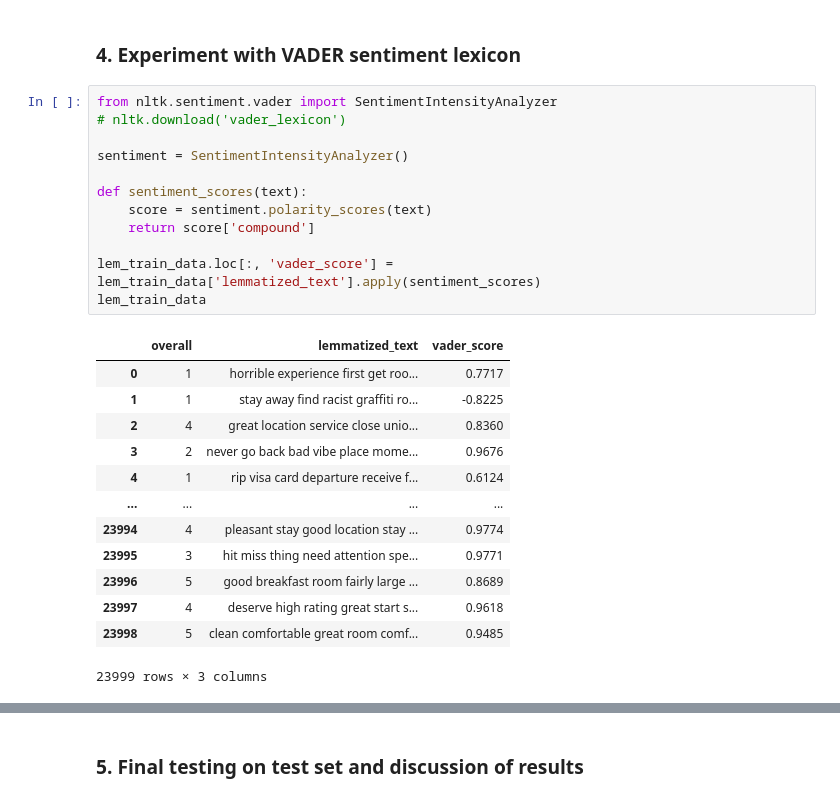
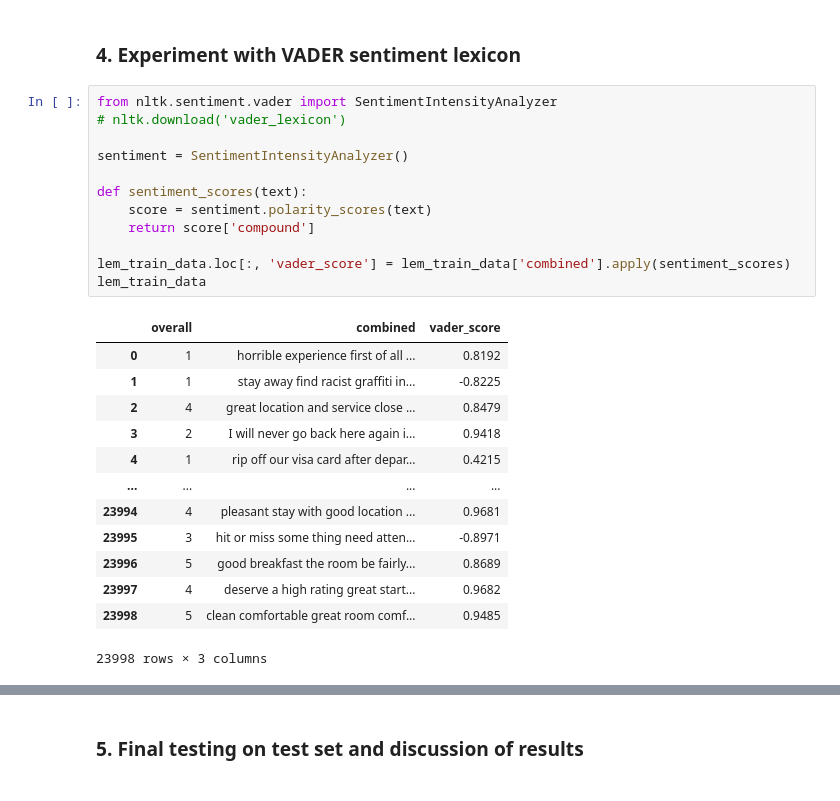
Before and after one commit to ArpanMukhopadhyay/NLP_applied, a Jupyter notebook: assignment1/ANLP_2025_S1_assignment1_a1797378_arpan_version9 copy.ipynb, the cells around one changed output, grey strips where cells are left out. Cells and saved outputs as stored; diff of their text form.

```diff
--- a/assignment1/ANLP_2025_S1_assignment1_a1797378_arpan_version9 copy.ipynb
+++ b/assignment1/ANLP_2025_S1_assignment1_a1797378_arpan_version9 copy.ipynb
@@ -1552,29 +1552,29 @@ weighted avg       0.68      0.69      0.68      4800
 # %%
 from nltk.sentiment.vader import SentimentIntensityAnalyzer
 # nltk.download('vader_lexicon')
 
 sentiment = SentimentIntensityAnalyzer()
 
 def sentiment_scores(text):
     score = sentiment.polarity_scores(text)
     return score['compound']
 
-lem_train_data.loc[:, 'vader_score'] = lem_train_data['lemmatized_text'].apply(sentiment_scores)
+lem_train_data.loc[:, 'vader_score'] = lem_train_data['combined'].apply(sentiment_scores)
 lem_train_data
 # %% [output]
-|  | overall | lemmatized_text | vader_score |
-| 0 | 1 | horrible experience first get roo... | 0.7717 |
-| 1 | 1 | stay away find racist graffiti ro... | -0.8225 |
-| 2 | 4 | great location service close unio... | 0.8360 |
-| 3 | 2 | never go back bad vibe place mome... | 0.9676 |
-| 4 | 1 | rip visa card departure receive f... | 0.6124 |
+|  | overall | combined | vader_score |
+| 0 | 1 | horrible experience first of all ... | 0.8192 |
+| 1 | 1 | stay away find racist graffiti in... | -0.8225 |
+| 2 | 4 | great location and service close ... | 0.8479 |
+| 3 | 2 | I will never go back here again i... | 0.9418 |
+| 4 | 1 | rip off our visa card after depar... | 0.4215 |
 | ... | ... | ... | ... |
-| 23994 | 4 | pleasant stay good location stay ... | 0.9774 |
-| 23995 | 3 | hit miss thing need attention spe... | 0.9771 |
-| 23996 | 5 | good breakfast room fairly large ... | 0.8689 |
-| 23997 | 4 | deserve high rating great start s... | 0.9618 |
+| 23994 | 4 | pleasant stay with good location ... | 0.9681 |
+| 23995 | 3 | hit or miss some thing need atten... | -0.8971 |
+| 23996 | 5 | good breakfast the room be fairly... | 0.8689 |
+| 23997 | 4 | deserve a high rating great start... | 0.9682 |
 | 23998 | 5 | clean comfortable great room comf... | 0.9485 |
-23999 rows × 3 columns
+23998 rows × 3 columns
 # %%
 def vader_classification(score):
     if score >= 0.7:
```
Also changed, not shown: parts of 3 cells of this notebook.
